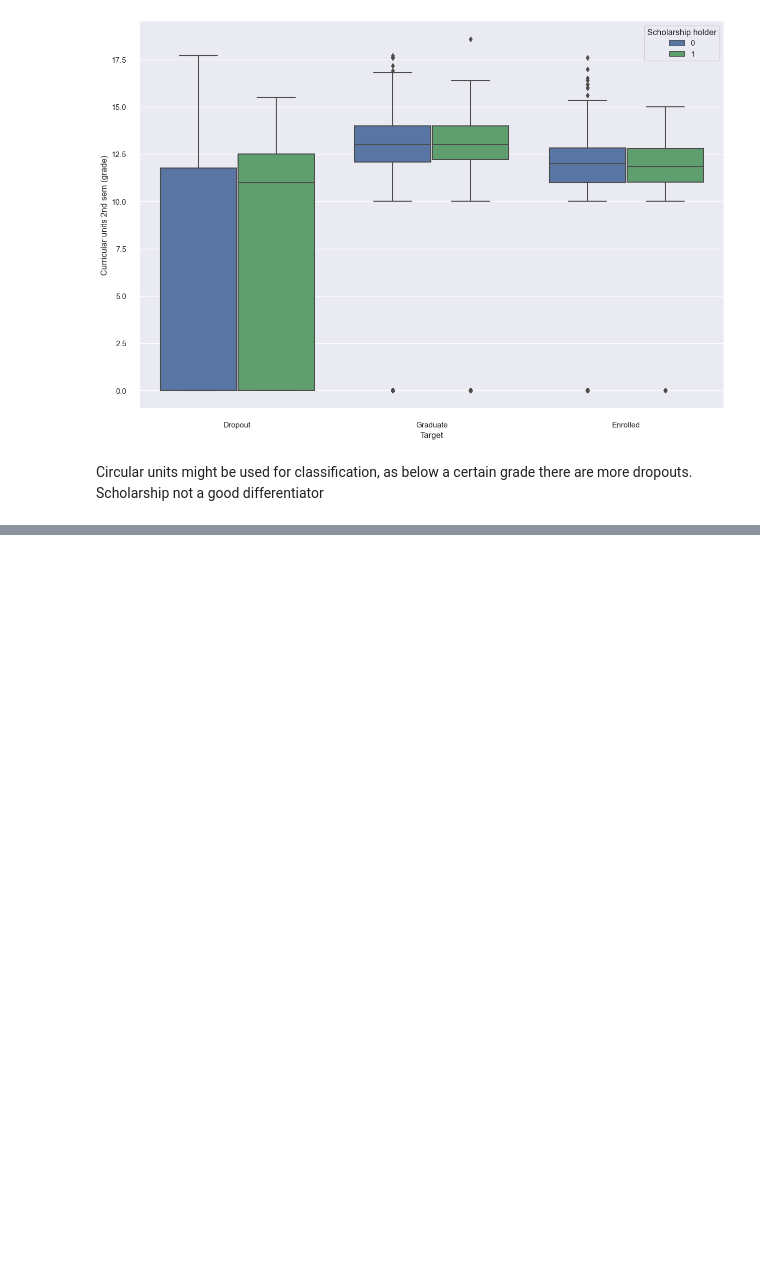
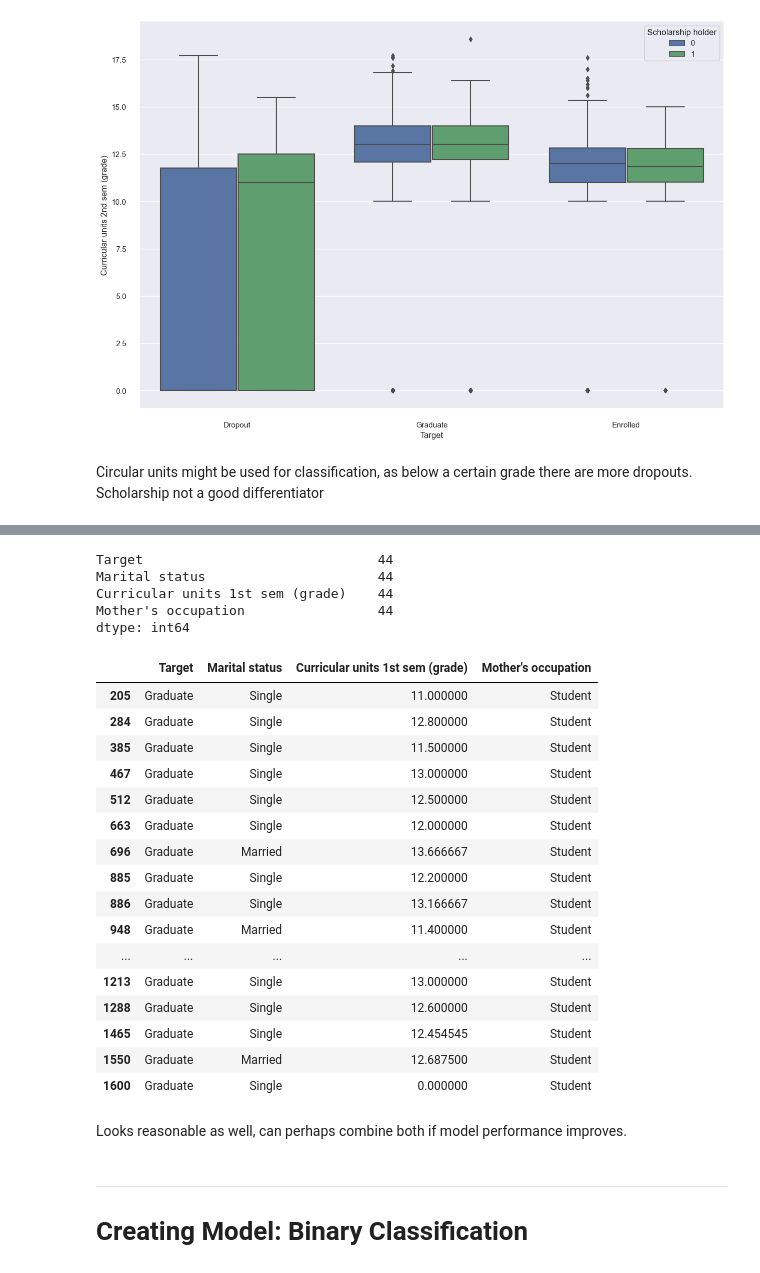
Before and after one commit to tersimdev/dropout-data-sci, a Jupyter notebook: Terence.ipynb, the cells around one changed output, grey strips where cells are left out. Cells and saved outputs as stored; diff of their text form; code cells hidden in the pictures; blank space fills up the shorter version.

```diff
--- a/Terence.ipynb
+++ b/Terence.ipynb
@@ -577,0 +594,34 @@ outlierDf[outlierDf["Mother's occupation"] == "Student"]
+# %%
+outlierDf = anomDf[pred == -1].copy()
+cond = (outlierDf["Mother's occupation"] == "Student") & (outlierDf["Target"] == "Graduate")
+print(outlierDf[cond].count())
+outlierDf[cond].head(20)
+# %% [output]
+Target                              44
+Marital status                      44
+Curricular units 1st sem (grade)    44
+Mother's occupation                 44
+dtype: int64
+|  | Target | Marital status | Curricular units 1st sem (grade) | Mother's occupation |
+| 205 | Graduate | Single | 11.000000 | Student |
+| 284 | Graduate | Single | 12.800000 | Student |
+| 385 | Graduate | Single | 11.500000 | Student |
+| 467 | Graduate | Single | 13.000000 | Student |
+| 512 | Graduate | Single | 12.500000 | Student |
+| 663 | Graduate | Single | 12.000000 | Student |
+| 696 | Graduate | Married | 13.666667 | Student |
+| 885 | Graduate | Single | 12.200000 | Student |
+| 886 | Graduate | Single | 13.166667 | Student |
+| 948 | Graduate | Married | 11.400000 | Student |
+| ... | ... | ... | ... | ... |
+| 1213 | Graduate | Single | 13.000000 | Student |
+| 1288 | Graduate | Single | 12.600000 | Student |
+| 1465 | Graduate | Single | 12.454545 | Student |
+| 1550 | Graduate | Married | 12.687500 | Student |
+| 1600 | Graduate | Single | 0.000000 | Student |
+# %% [markdown]
+Looks reasonable as well, can perhaps combine both if model performance improves.
+# %% [markdown]
+---
+
+# Creating Model: Binary Classification
```
Also changed, not shown: parts of 25 cells of this notebook.
